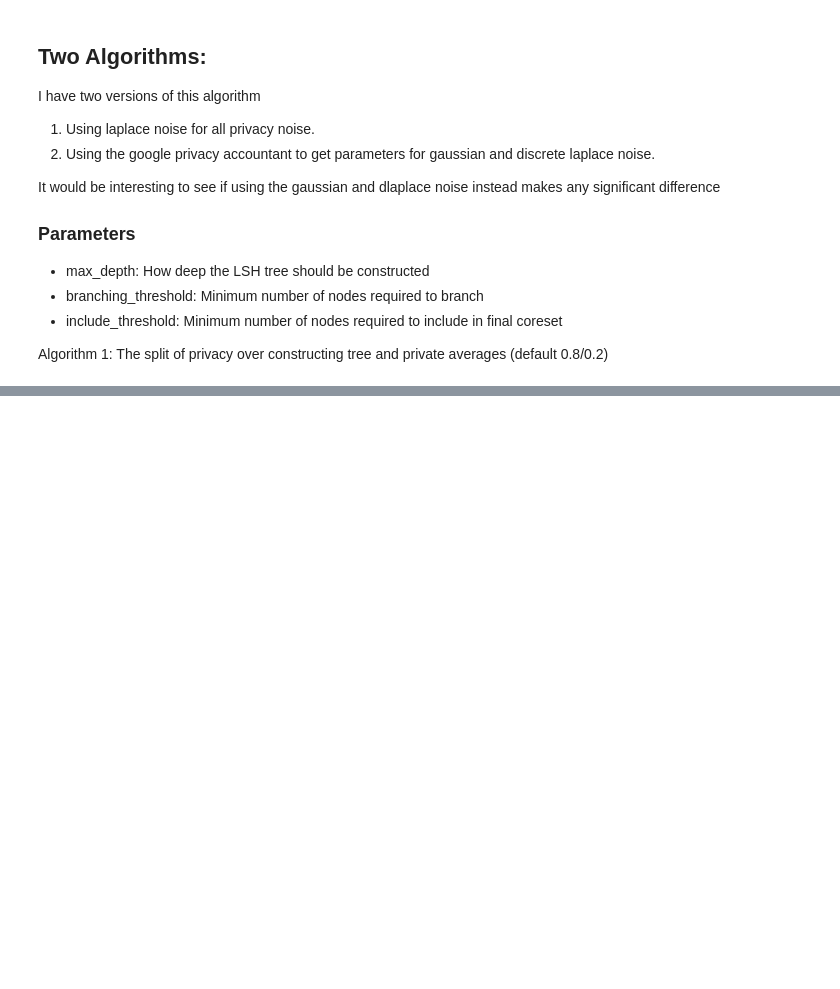
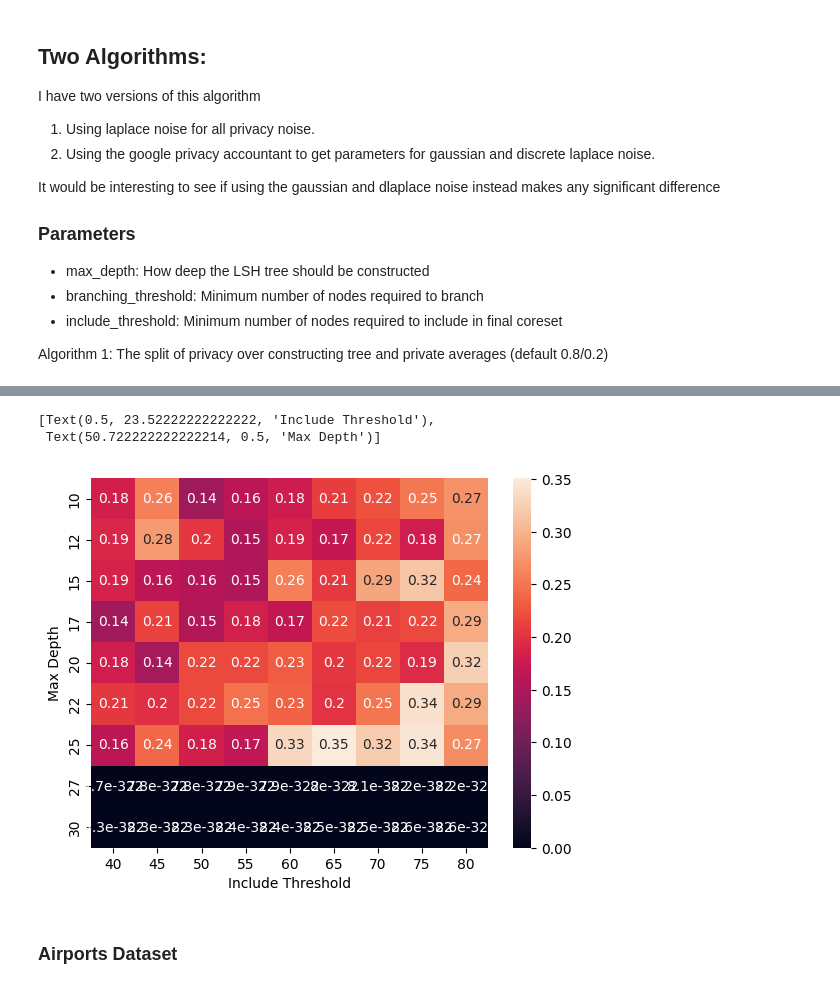
Before and after one commit to amy-ln/dpclustering, a Jupyter notebook: lsh-experiment.ipynb, the cells around one changed output, grey strips where cells are left out. Saved outputs shown, nothing was run; the diff lists cells and outputs as text; code cells hidden in the pictures; blank space fills up the shorter version.

```diff
--- a/lsh-experiment.ipynb
+++ b/lsh-experiment.ipynb
@@ -80,0 +94,14 @@ max depth = 40 avg loss = 0.17137361446070992
+# %%
+# make a heatmap for max depth and include threshold
+
+n = small.shape[0] # 300
+
+depths = [10, 12, 15, 17, 20, 22, 25, 27, 30]
+includes = [40, 45,  50, 55, 60, 65, 70, 75, 80]
+heatmap_results = np.empty((9,9))
+
+for d_index in range(9):
+    for i_index in range(9):
+        print(d_index, i_index)
+        p = Params(epsilon=1, delta=1e-6, radius=1, dimension=2, k=3, max_depth=depths[d_index], include_threshold=includes[i_index])
+        heatmap_results[d_index, i_index] = lsh_experiment(1, small, p, n_trials=20)
@@ -80,0 +127,7 @@ max depth = 40 avg loss = 0.17137361446070992
+# %%
+# depth 24
+for i_index in range(9):
+    d_index = 7
+    print(d_index, i_index)
+    p = Params(epsilon=1, delta=1e-6, radius=1, dimension=2, k=3, max_depth=depths[d_index], include_threshold=includes[i_index])
+    heatmap_results[d_index, i_index] = lsh_experiment(1, small, p, n_trials=20)
@@ -80,0 +173,8 @@ max depth = 40 avg loss = 0.17137361446070992
+# %%
+heatmap_results_algo2 = np.empty((9,9))
+
+for d_index in range(9):
+    for i_index in range(9):
+        print(d_index, i_index)
+        p = Params(epsilon=1, delta=1e-6, radius=1, dimension=2, k=3, max_depth=depths[d_index], include_threshold=includes[i_index])
+        heatmap_results[d_index, i_index] = lsh_experiment(2, small, p, n_trials=30)
@@ -80,0 +194,6 @@ max depth = 40 avg loss = 0.17137361446070992
+# %%
+import seaborn as sns
+import pandas as pd
+
+hr = pd.DataFrame(heatmap_results, index=depths, columns=includes)
+hr
@@ -80,0 +211,9 @@ max depth = 40 avg loss = 0.17137361446070992
+# %%
+ax = sns.heatmap(hr, annot=True)
+ax.set(xlabel="Include Threshold", ylabel="Max Depth")
+# %% [output]
+[Text(0.5, 23.52222222222222, 'Include Threshold'),
+ Text(50.722222222222214, 0.5, 'Max Depth')]
+[figure, added]
+# %% [markdown]
+### Airports Dataset
```
Also changed, not shown: parts of 9 cells of this notebook, 1 other file.
